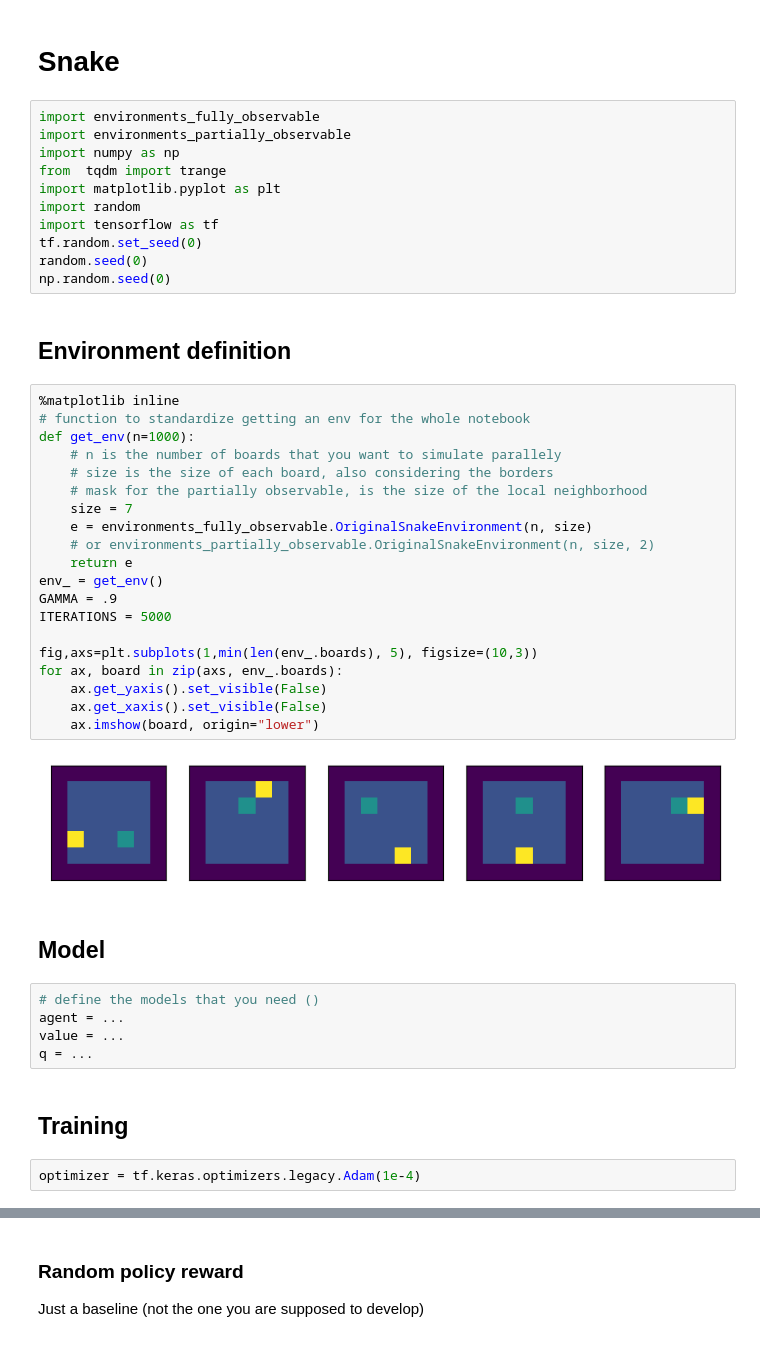
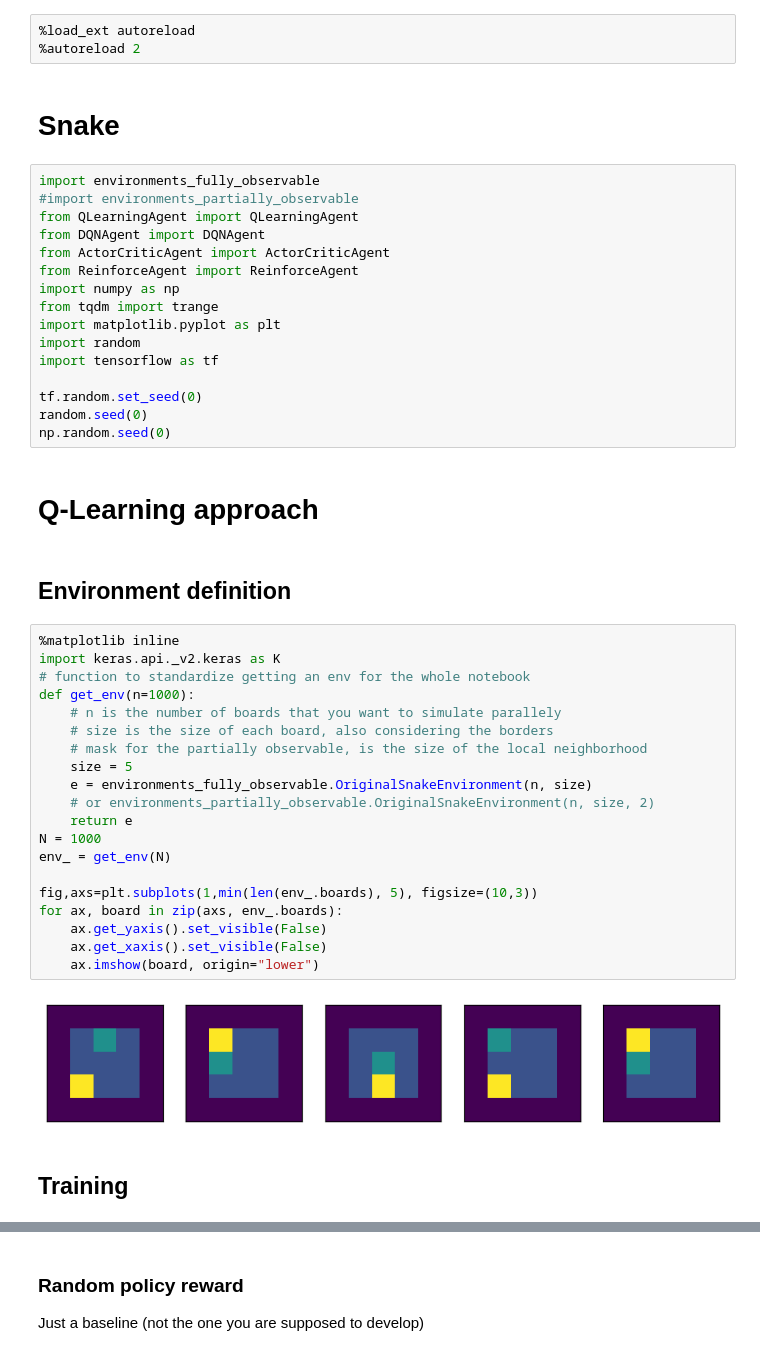
Before and after one commit to enricopro/master_thesis, a Jupyter notebook: snake/main.ipynb, the cells around one changed output, grey strips where cells are left out. Cells and saved outputs as stored; diff of their text form.

```diff
--- a/snake/main.ipynb
+++ b/snake/main.ipynb
@@ -1,48 +1,49 @@
+# %%
+%load_ext autoreload
+%autoreload 2
 # %% [markdown]
 # Snake
 # %%
 import environments_fully_observable
-import environments_partially_observable
+#import environments_partially_observable
+from QLearningAgent import QLearningAgent
+from DQNAgent import DQNAgent
+from ActorCriticAgent import ActorCriticAgent
+from ReinforceAgent import ReinforceAgent
 import numpy as np
-from  tqdm import trange
+from tqdm import trange
 import matplotlib.pyplot as plt
 import random
 import tensorflow as tf
+
 tf.random.set_seed(0)
 random.seed(0)
 np.random.seed(0)
+# %% [markdown]
+# Q-Learning approach
 # %% [markdown]
 ## Environment definition
 # %%
 %matplotlib inline
+import keras.api._v2.keras as K
 # function to standardize getting an env for the whole notebook
 def get_env(n=1000):
     # n is the number of boards that you want to simulate parallely
     # size is the size of each board, also considering the borders
     # mask for the partially observable, is the size of the local neighborhood
-    size = 7
+    size = 5
     e = environments_fully_observable.OriginalSnakeEnvironment(n, size)
     # or environments_partially_observable.OriginalSnakeEnvironment(n, size, 2)
     return e
-env_ = get_env()
-GAMMA = .9
-ITERATIONS = 5000
+N = 1000
+env_ = get_env(N)
 
 fig,axs=plt.subplots(1,min(len(env_.boards), 5), figsize=(10,3))
 for ax, board in zip(axs, env_.boards):
     ax.get_yaxis().set_visible(False)
     ax.get_xaxis().set_visible(False)
     ax.imshow(board, origin="lower")
 # %% [output]
-[figure, old version]
+[figure, new version]
-# %% [markdown]
-## Model
-# %%
-# define the models that you need ()
-agent = ...
-value = ...
-q = ...
 # %% [markdown]
 ## Training
-# %%
-optimizer = tf.keras.optimizers.legacy.Adam(1e-4)
```
Also changed, not shown: parts of 21 cells of this notebook, 13 other files.
